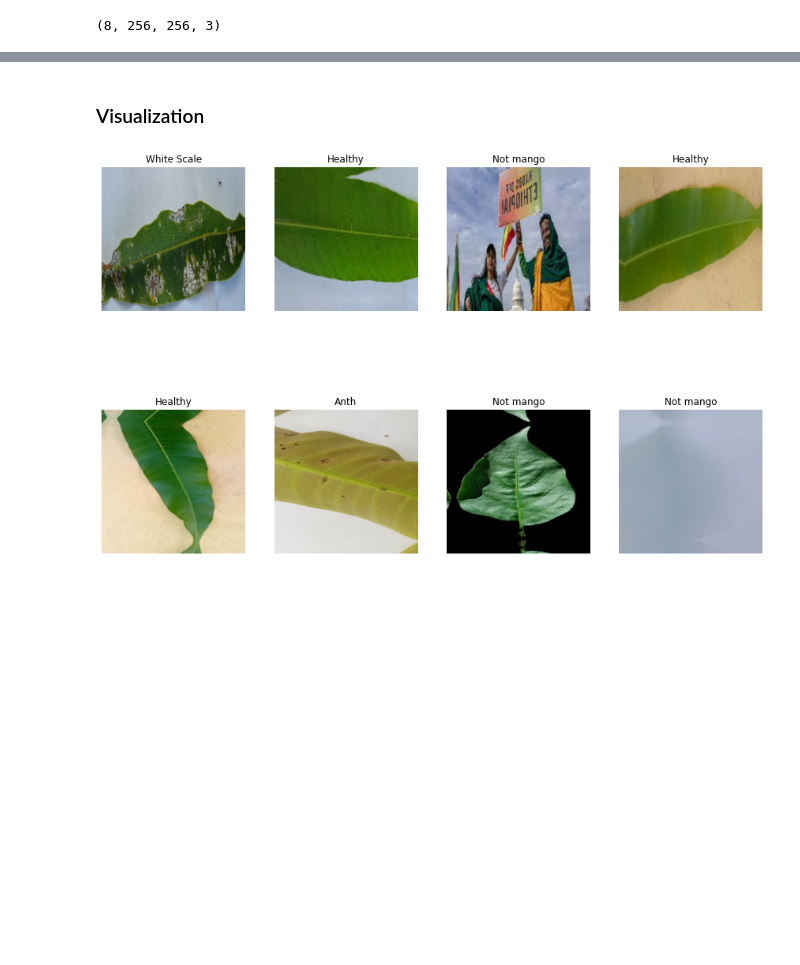
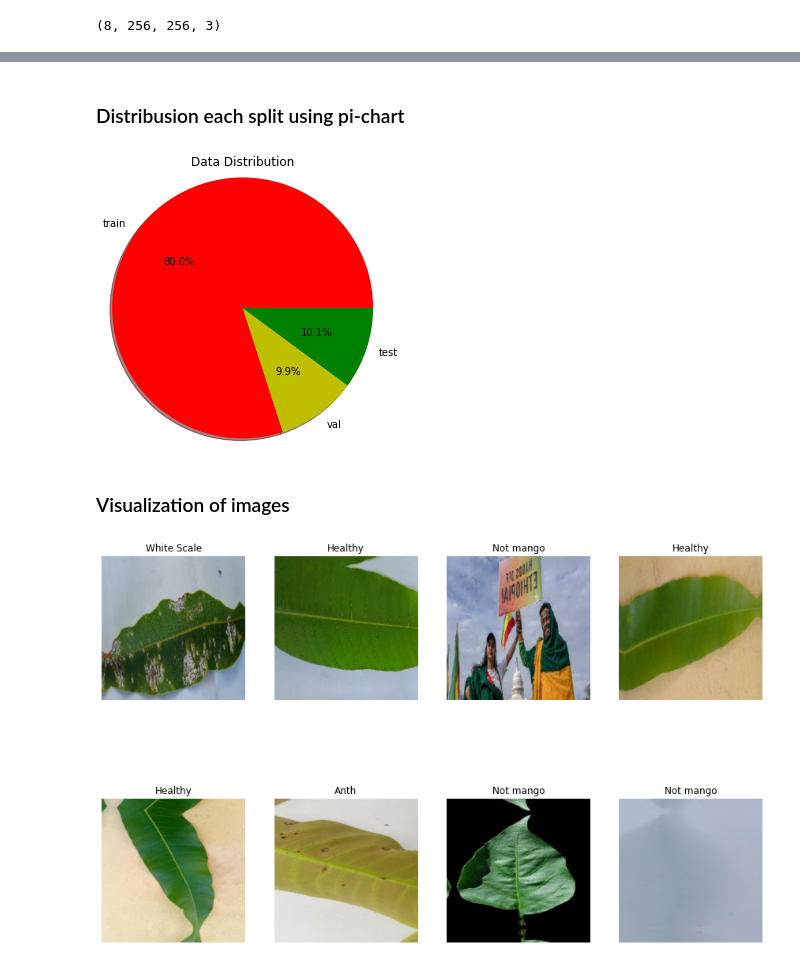
Before and after one commit to Temesgenasmamaw/NLP, a Jupyter notebook: sem_project.ipynb, the cells around one changed output, grey strips where cells are left out. Drawn from its saved outputs; the diff is of its cells as text; code cells hidden in the pictures; blank space fills up the shorter version.

```diff
--- a/sem_project.ipynb
+++ b/sem_project.ipynb
@@ -232,5 +277,20 @@ for image_batch, labels_batch in train_generator:
+# %% [markdown]
+### Distribusion each split using pi-chart
+# %%
+plt.figure(figsize=(20,5))
+colors = ['r','y','g']
+class_name = ['train','val','test']
+train_length = len(list(cls_train))
+test_length = len(list(cls_test))
+val_length = len(list(cls_val))
+x=(train_length,val_length,test_length)
+plt.title('Data Distribution')
+plt.pie(x, labels = class_name,radius=1.2, colors=colors ,shadow = True,  autopct = '%1.1f%%')
+plt.show()
+# %% [output]
+[figure, added]
 # %% [markdown]
-### Visualization
+### Visualization of images
 # %%
 plt.figure(figsize=(15,16))
 for image_batch,label_batch in train_generator:
```
Also changed, not shown: parts of 2 cells of this notebook.
